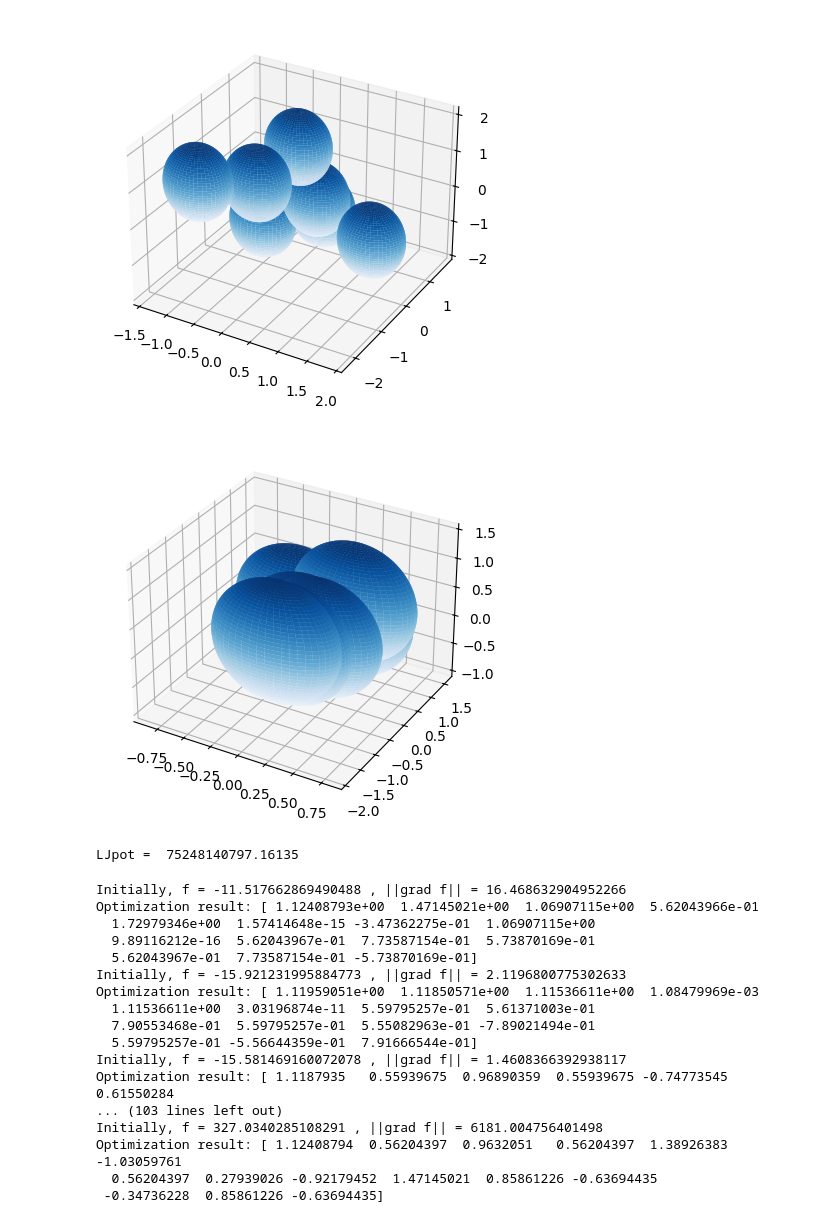
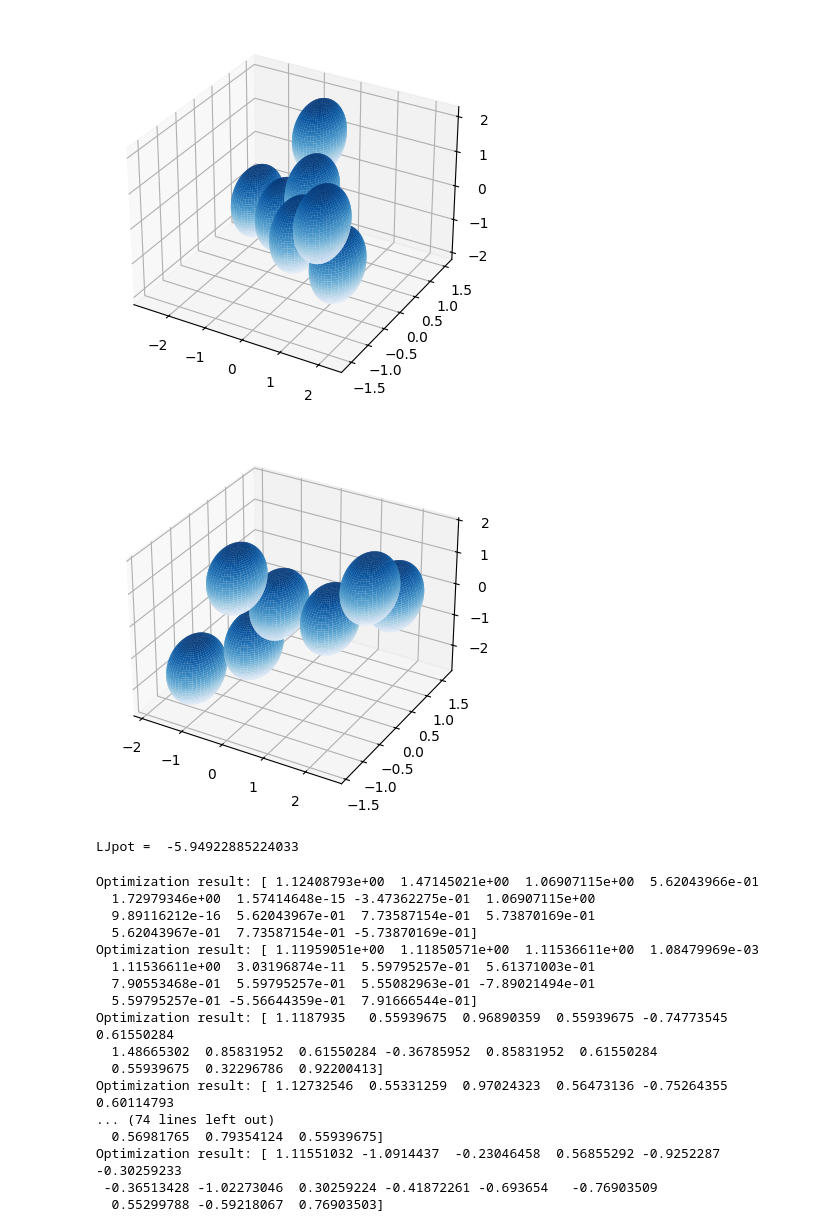
Before and after one commit to jvlad1979/cmsc660-dev, a Jupyter notebook: hw11/hw11.ipynb, the cells around one changed output. Cells and saved outputs as stored; diff of their text form; code cells hidden in the pictures.

```diff
--- a/hw11/hw11.ipynb
+++ b/hw11/hw11.ipynb
@@ -279,28 +149,28 @@ def _exact_subproblem(B, g, Delta, subproblem_iter_max, tol_sub):
 # %%
 from LJhelpers import *
 Na = 7 #the number of atoms
 rstar = 2**(1/6) # argument of the minimum of the Lennard-Jones pair potential V(r) = r^(-12) - r^(-6)
 tol = 1e-9 # stop iterations when ||grad f|| < tol
 iter_max = 1000 # the maximal number of iterations
 draw_flag = 1 # if draw_flag = 1, draw configuration at every iteration
 # parameters for backtracking line search
-c = 0.1;
-rho = 0.9;
+# c = 0.1;
+# rho = 0.9;
 
 model = 0
 if( model > 0):
     Na = 7
 xyz = initial_configuration(model,Na,rstar)
 drawconf(xyz,0.5*rstar);
 
 x0 = remove_rotations_translations(xyz)
 drawconf(LJvector2array(x0),0.5*rstar)
 print("LJpot = ",LJpot(x0))
 # print(LJhess(x))
 # %% [output]
-[figure, old version]
+[figure, new version]
-[figure, old version]
+[figure, new version]
-LJpot =  75248140797.16135
+LJpot =  -5.94922885224033
 # %%
 import matplotlib.pyplot as plt
 
@@ -317,25 +187,25 @@ for method in ["newton","bfgs"]:
 
     x0s = [remove_rotations_translations(xyz) for xyz in xyzs]
     for conf,x0 in zip(confs,x0s):
-        xopt,fvals,ngvals = _trust_region(LJpot, LJgrad, LJhess, x0,method=method,max_iter=1000,Delta_init=2)
+        xopt,fvals,ngvals = _trust_region(LJpot, LJgrad, LJhess, x0,method=method,max_iter=1000,Delta_init=.5)
         print("Optimization result:", xopt)
         fvalss[method][conf] = fvals
         ngvalss[method][conf] = ngvals
 # %% [output]
-Initially, f = -11.517662869490488 , ||grad f|| = 16.468632904952266
 Optimization result: [ 1.12408793e+00  1.47145021e+00  1.06907115e+00  5.62043966e-01
   1.72979346e+00  1.57414648e-15 -3.47362275e-01  1.06907115e+00
   9.89116212e-16  5.62043967e-01  7.73587154e-01  5.73870169e-01
   5.62043967e-01  7.73587154e-01 -5.73870169e-01]
-Initially, f = -15.921231995884773 , ||grad f|| = 2.1196800775302633
 Optimization result: [ 1.11959051e+00  1.11850571e+00  1.11536611e+00  1.08479969e-03
   1.11536611e+00  3.03196874e-11  5.59795257e-01  5.61371003e-01
   7.90553468e-01  5.59795257e-01  5.55082963e-01 -7.89021494e-01
   5.59795257e-01 -5.56644359e-01  7.91666544e-01]
-Initially, f = -15.581469160072078 , ||grad f|| = 1.4608366392938117
 Optimization result: [ 1.1187935   0.55939675  0.96890359  0.55939675 -0.74773545  0.61550284
-... (103 lines left out)
-Initially, f = 327.0340285108291 , ||grad f|| = 6181.004756401498
-Optimization result: [ 1.12408794  0.56204397  0.9632051   0.56204397  1.38926383 -1.03059761
-  0.56204397  0.27939026 -0.92179452  1.47145021  0.85861226 -0.63694435
- -0.34736228  0.85861226 -0.63694435]
+  1.48665302  0.85831952  0.61550284 -0.36785952  0.85831952  0.61550284
+  0.55939675  0.32296786  0.92200413]
+Optimization result: [ 1.12732546  0.55331259  0.97024323  0.56473136 -0.75264355  0.60114793
+... (74 lines left out)
+  0.56981765  0.79354124  0.55939675]
+Optimization result: [ 1.11551032 -1.0914437  -0.23046458  0.56855292 -0.9252287  -0.30259233
+ -0.36513428 -1.02273046  0.30259224 -0.41872261 -0.693654   -0.76903509
+  0.55299788 -0.59218067  0.76903503]
```
Also changed, not shown: parts of 8 cells of this notebook, 6 other files.
